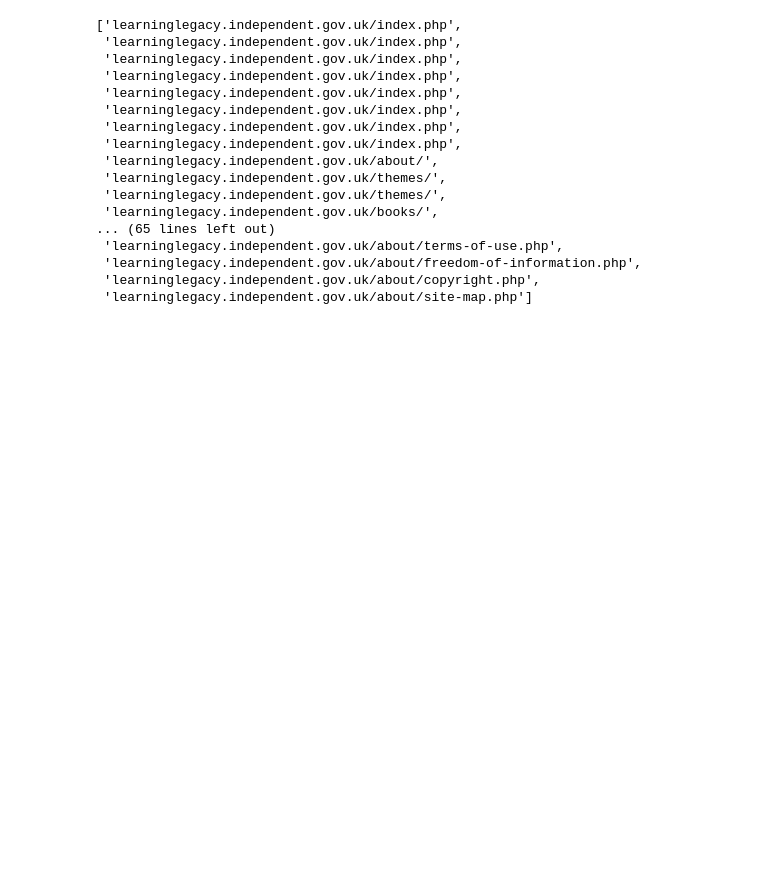
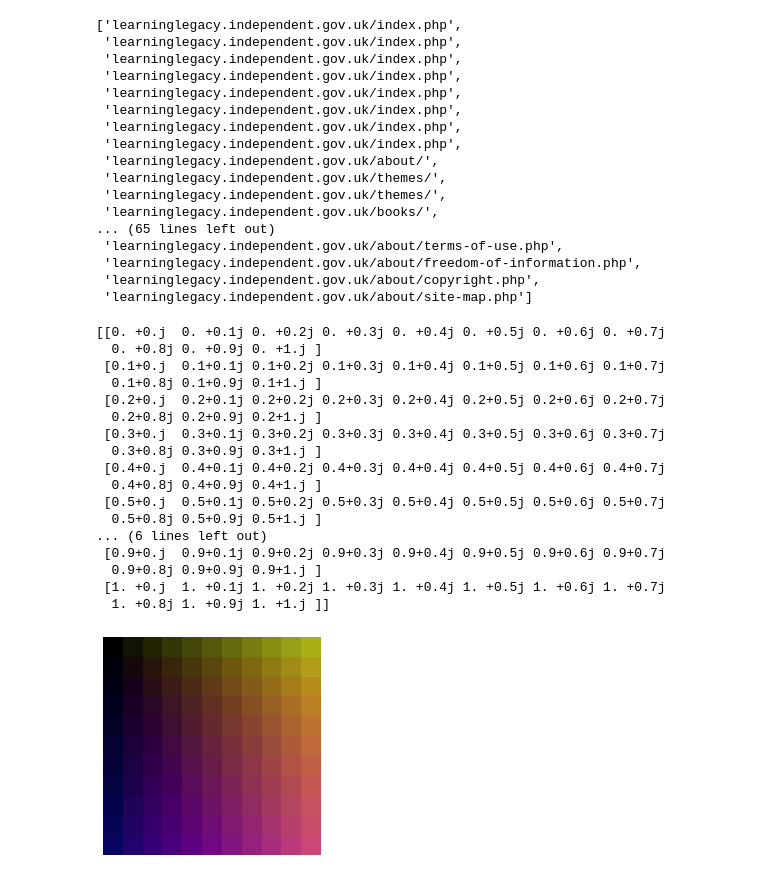
Before and after one commit to mark-bell-tna/ComputationalAccess, a Jupyter notebook: UKGWA_London_2012.ipynb, the cells around one changed output. Saved outputs shown, nothing was run; the diff lists cells and outputs as text; code cells hidden in the pictures; blank space fills up the shorter version.

```diff
--- a/UKGWA_London_2012.ipynb
+++ b/UKGWA_London_2012.ipynb
@@ -326,3 +390,52 @@ C.links
  'learninglegacy.independent.gov.uk/about/freedom-of-information.php',
  'learninglegacy.independent.gov.uk/about/copyright.php',
  'learninglegacy.independent.gov.uk/about/site-map.php']
+# %%
+# Idea for visualising graph change over time
+# From: https://stackoverflow.com/questions/56577154/matplotlib-heatmap-of-complex-numbes-modulus-and-phase-as-hue-and-value
+def huevalueplot(cmplxarray):
+    # Creating the black cover layer
+
+    black = np.full((*cmplxarray.shape, 4), 0.)
+    black[:,:,-1] = np.abs(cmplxarray) / np.abs(cmplxarray).max()
+    black[:,:,-1] = 1 - black[:,:,-1]
+
+    # Actual plot
+
+    fig, ax = plt.subplots()
+    # Plotting phases using 'hsv' colormap (the 'hue' part)
+    ax.imshow(np.angle(cmplxarray), cmap='plasma')
+    # Plotting the modulus array as the 'value' part
+    ax.imshow(black)
+    ax.set_axis_off()
+
+
+
+size = 10
+step = 1/size
+results = np.zeros((size+1,size+1), dtype=complex)
+
+for i in range(size+1):
+    for j in range(size+1):
+        results[i,j] = (step*i) + ((step*j) * 1j)
+print(results)
+huevalueplot(results)
+# %% [output]
+[[0. +0.j  0. +0.1j 0. +0.2j 0. +0.3j 0. +0.4j 0. +0.5j 0. +0.6j 0. +0.7j
+  0. +0.8j 0. +0.9j 0. +1.j ]
+ [0.1+0.j  0.1+0.1j 0.1+0.2j 0.1+0.3j 0.1+0.4j 0.1+0.5j 0.1+0.6j 0.1+0.7j
+  0.1+0.8j 0.1+0.9j 0.1+1.j ]
+ [0.2+0.j  0.2+0.1j 0.2+0.2j 0.2+0.3j 0.2+0.4j 0.2+0.5j 0.2+0.6j 0.2+0.7j
+  0.2+0.8j 0.2+0.9j 0.2+1.j ]
+ [0.3+0.j  0.3+0.1j 0.3+0.2j 0.3+0.3j 0.3+0.4j 0.3+0.5j 0.3+0.6j 0.3+0.7j
+  0.3+0.8j 0.3+0.9j 0.3+1.j ]
+ [0.4+0.j  0.4+0.1j 0.4+0.2j 0.4+0.3j 0.4+0.4j 0.4+0.5j 0.4+0.6j 0.4+0.7j
+  0.4+0.8j 0.4+0.9j 0.4+1.j ]
+ [0.5+0.j  0.5+0.1j 0.5+0.2j 0.5+0.3j 0.5+0.4j 0.5+0.5j 0.5+0.6j 0.5+0.7j
+  0.5+0.8j 0.5+0.9j 0.5+1.j ]
+... (6 lines left out)
+ [0.9+0.j  0.9+0.1j 0.9+0.2j 0.9+0.3j 0.9+0.4j 0.9+0.5j 0.9+0.6j 0.9+0.7j
+  0.9+0.8j 0.9+0.9j 0.9+1.j ]
+ [1. +0.j  1. +0.1j 1. +0.2j 1. +0.3j 1. +0.4j 1. +0.5j 1. +0.6j 1. +0.7j
+  1. +0.8j 1. +0.9j 1. +1.j ]]
+[figure, added]
```
Also changed, not shown: parts of 12 cells of this notebook.
